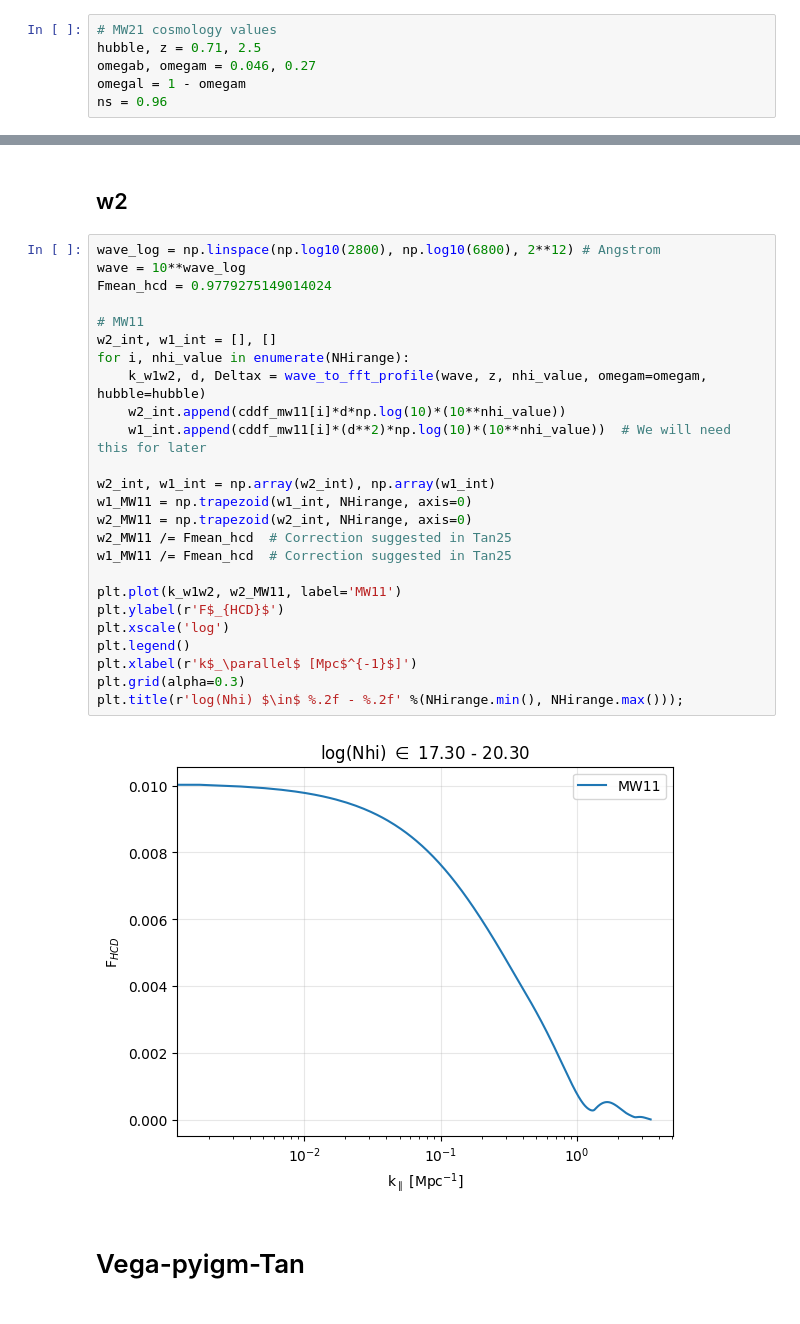
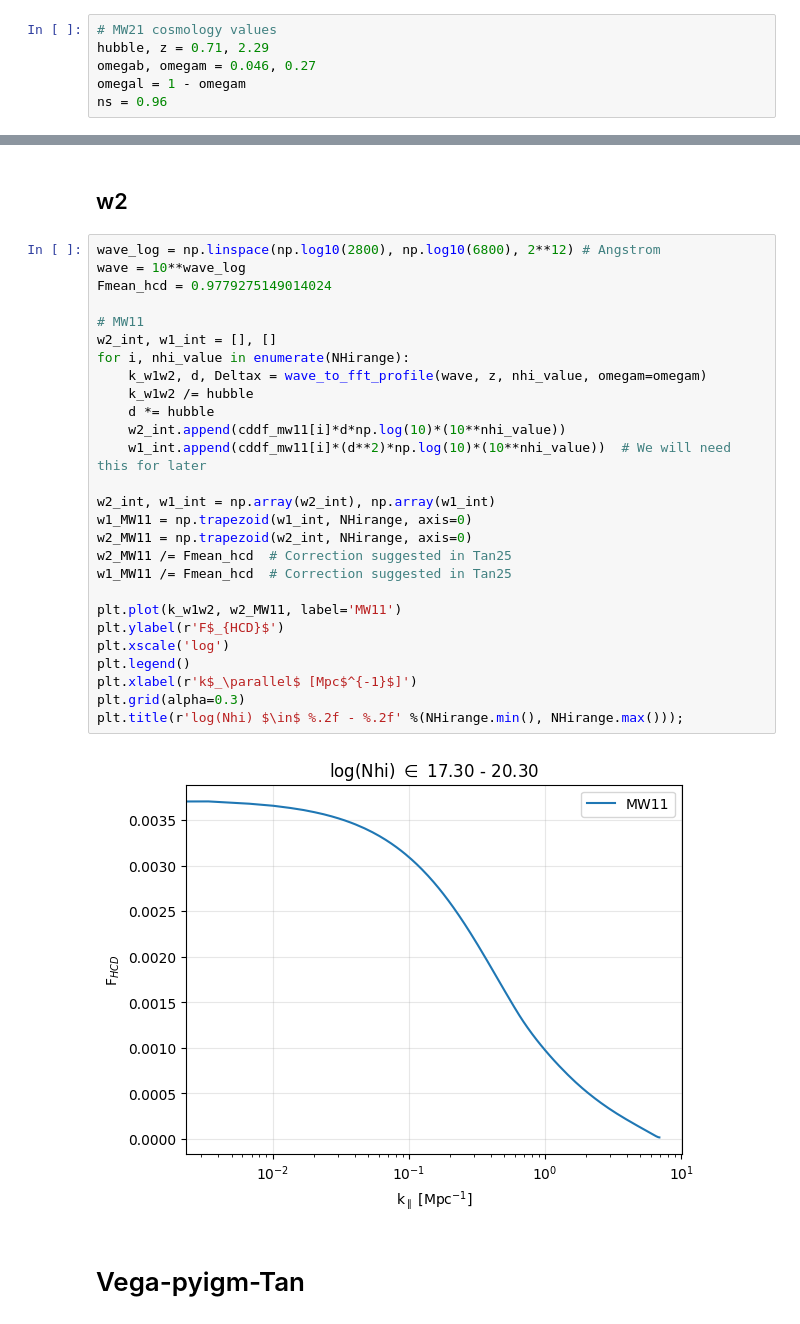
Before and after one commit to andreufont/astrid_hcd, a Jupyter notebook: MW11model/Comparisons/FVoigt=W2.ipynb, the cells around one changed output, grey strips where cells are left out. Cells and saved outputs as stored; diff of their text form.

```diff
--- a/MW11model/Comparisons/FVoigt=W2.ipynb
+++ b/MW11model/Comparisons/FVoigt=W2.ipynb
@@ -19,7 +19,7 @@ B) Recreating Fig. B1 in MW11 - After computing w2 and Fhcd we will compute P1d
    For that, z = 2.5 and rho_hcd = 0.0018/hubble. I'm not sure on the lognhi ranges used in MW11 (not mentioned), but I'll keep the 17.3 to 20.3 range (¿?)
 # %%
 # MW21 cosmology values
-hubble, z = 0.71, 2.5
+hubble, z = 0.71, 2.29
 omegab, omegam = 0.046, 0.27
 omegal = 1 - omegam
 ns = 0.96
@@ -72,30 +72,32 @@ plt.grid(alpha=0.3);
 # %%
 wave_log = np.linspace(np.log10(2800), np.log10(6800), 2**12) # Angstrom
 wave = 10**wave_log
 Fmean_hcd = 0.9779275149014024
 
 # MW11
 w2_int, w1_int = [], []
 for i, nhi_value in enumerate(NHirange):
-    k_w1w2, d, Deltax = wave_to_fft_profile(wave, z, nhi_value, omegam=omegam, hubble=hubble)
+    k_w1w2, d, Deltax = wave_to_fft_profile(wave, z, nhi_value, omegam=omegam)
+    k_w1w2 /= hubble
+    d *= hubble
     w2_int.append(cddf_mw11[i]*d*np.log(10)*(10**nhi_value))
     w1_int.append(cddf_mw11[i]*(d**2)*np.log(10)*(10**nhi_value))  # We will need this for later
 
 w2_int, w1_int = np.array(w2_int), np.array(w1_int)
 w1_MW11 = np.trapezoid(w1_int, NHirange, axis=0)
 w2_MW11 = np.trapezoid(w2_int, NHirange, axis=0)
 w2_MW11 /= Fmean_hcd  # Correction suggested in Tan25
 w1_MW11 /= Fmean_hcd  # Correction suggested in Tan25
 
 plt.plot(k_w1w2, w2_MW11, label='MW11')
 plt.ylabel(r'F$_{HCD}$')
 plt.xscale('log')
 plt.legend()
 plt.xlabel(r'k$_\parallel$ [Mpc$^{-1}$]')
 plt.grid(alpha=0.3)
 plt.title(r'log(Nhi) $\in$ %.2f - %.2f' %(NHirange.min(), NHirange.max()));
 # %% [output]
-[figure, old version]
+[figure, new version]
 # %% [markdown]
 # Vega-pyigm-Tan
 # %% [markdown]
```
Also changed, not shown: parts of 9 cells of this notebook, 1 other file.
